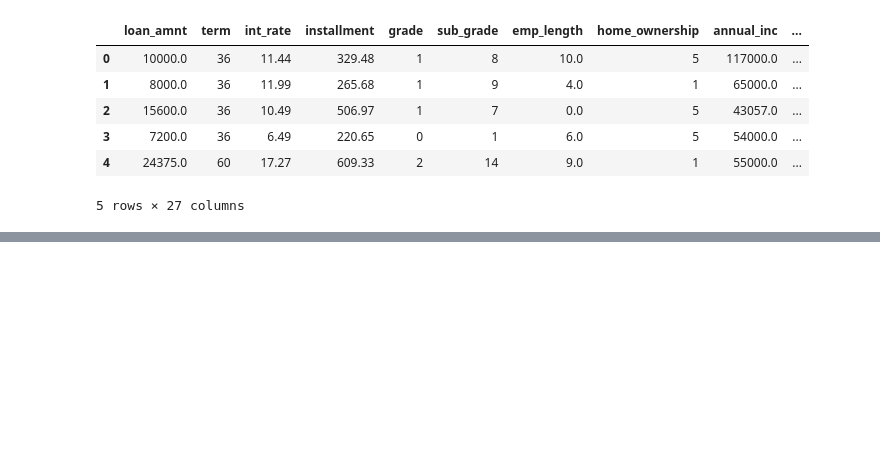
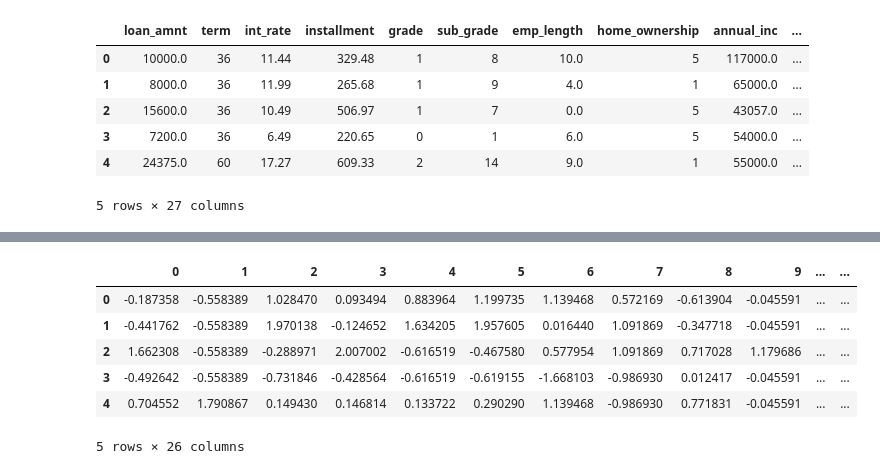
Before and after one commit to satyamraj123/All-Lending-Club-Loan-Data, a Jupyter notebook: my notebook.ipynb, the cells around one changed output, grey strips where cells are left out. Saved outputs shown, nothing was run; the diff lists cells and outputs as text; code cells hidden in the pictures; blank space fills up the shorter version.

```diff
--- a/my notebook.ipynb
+++ b/my notebook.ipynb
@@ -814,0 +841,4 @@ df.head()
+# %%
+from sklearn.preprocessing import StandardScaler
+scaler = StandardScaler()
+X_train=pd.DataFrame(scaler.fit_transform(X_train))
@@ -814,0 +847,10 @@ df.head()
+# %%
+X_train.head()
+# %% [output]
+|  | 0 | 1 | 2 | 3 | 4 | 5 | 6 | 7 | 8 | 9 | ... | ... |
+| 0 | -0.187358 | -0.558389 | 1.028470 | 0.093494 | 0.883964 | 1.199735 | 1.139468 | 0.572169 | -0.613904 | -0.045591 | ... | ... |
+| 1 | -0.441762 | -0.558389 | 1.970138 | -0.124652 | 1.634205 | 1.957605 | 0.016440 | 1.091869 | -0.347718 | -0.045591 | ... | ... |
+| 2 | 1.662308 | -0.558389 | -0.288971 | 2.007002 | -0.616519 | -0.467580 | 0.577954 | 1.091869 | 0.717028 | 1.179686 | ... | ... |
+| 3 | -0.492642 | -0.558389 | -0.731846 | -0.428564 | -0.616519 | -0.619155 | -1.668103 | -0.986930 | 0.012417 | -0.045591 | ... | ... |
+| 4 | 0.704552 | 1.790867 | 0.149430 | 0.146814 | 0.133722 | 0.290290 | 1.139468 | -0.986930 | 0.771831 | -0.045591 | ... | ... |
+5 rows × 26 columns
```
Also changed, not shown: parts of 10 cells of this notebook.
